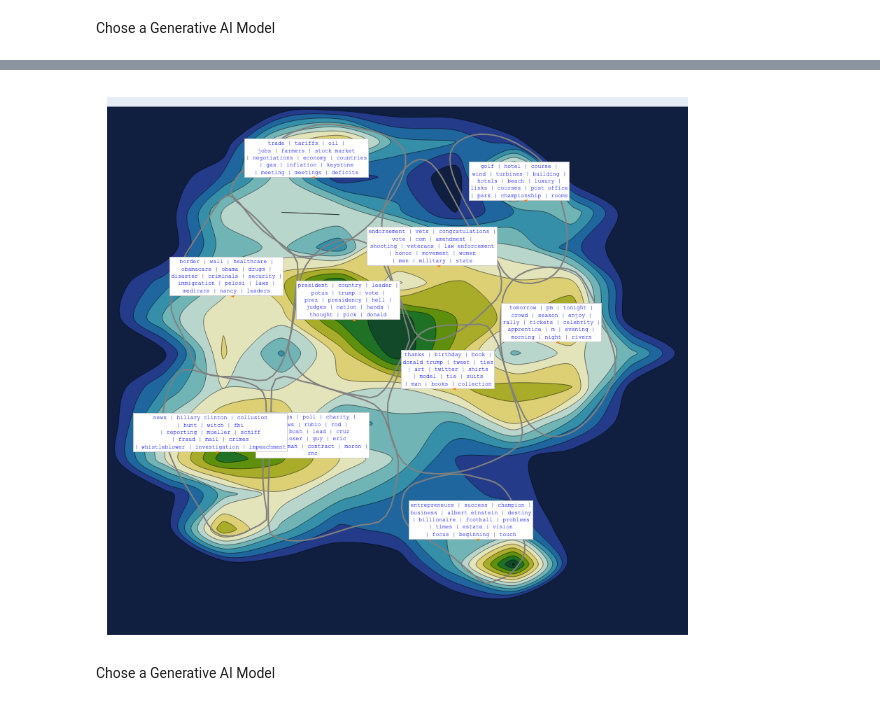
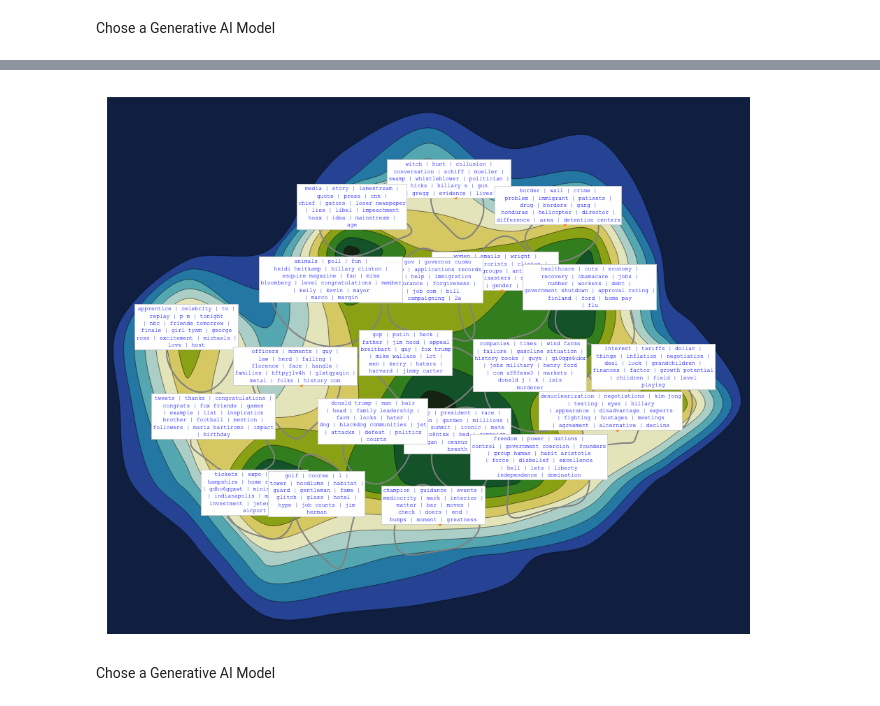
Before and after one commit to charlesdedampierre/BunkaTopics, a Jupyter notebook: notebooks/pipeline.ipynb, the cells around one changed output, grey strips where cells are left out. Drawn from its saved outputs; the diff is of its cells as text; code cells hidden in the pictures.

```diff
--- a/notebooks/pipeline.ipynb
+++ b/notebooks/pipeline.ipynb
@@ -27,10 +27,6 @@ len(full_docs)
 # %%
-#embedding_model = HuggingFaceEmbeddings(model_name="all-MiniLM-L6-v2")
-embedding_model = HuggingFaceEmbeddings(model_name="BAAI/bge-base-en-v1.5")
+embedding_model = HuggingFaceEmbeddings(model_name="all-MiniLM-L6-v2")
+#embedding_model = HuggingFaceEmbeddings(model_name="BAAI/bge-base-en-v1.5")
 
 bunka = Bunka(embedding_model=embedding_model)
 bunka.fit(full_docs)
-bunka.get_topics(n_clusters=10)
-
-docs = bunka.docs
-topics = bunka.topics
@@ -39,7 +42,7 @@ Chose a Generative AI Model
 # %%
 
 # Topic Modeling
-df_topics = bunka.get_topics(n_clusters=10)
+df_topics = bunka.get_topics(n_clusters=20)
 topic_fig = bunka.visualize_topics(width=800, height=800)
 topic_fig.show()
 # %% [output]
@@ -51,4 +49,4 @@ n_jobs value -1 overridden to 1 by setting random_state. Use no seed for paralle
-[figure, old version]
+[figure, new version]
 # %% [markdown]
 Chose a Generative AI Model
 # %%
```
Also changed, not shown: parts of 8 cells of this notebook, 5 other files.
